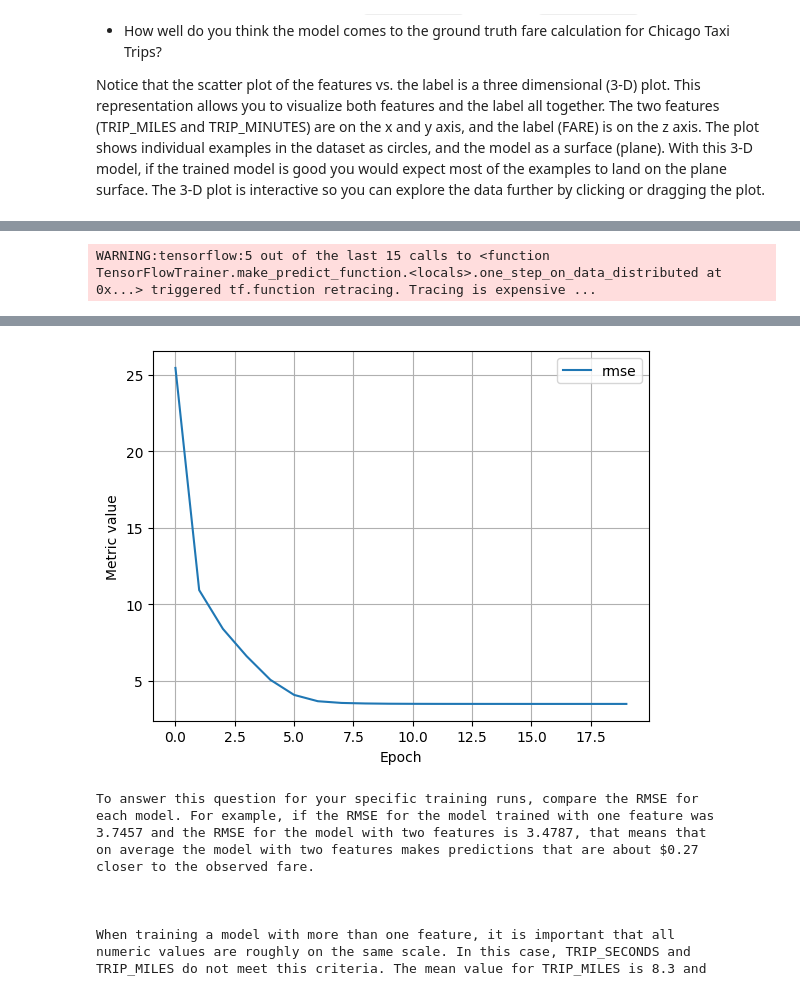
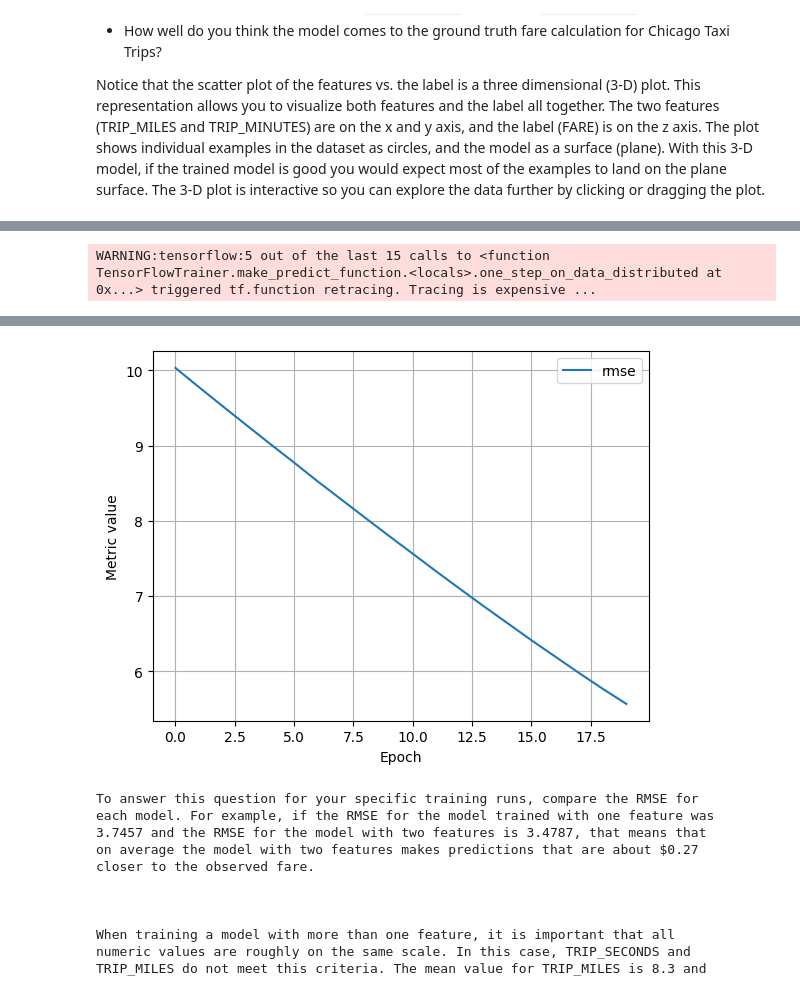
Before and after one commit to ML-mm/Machine-Learning, a Jupyter notebook: ml/cc/exercises/linear_regression_taxi.ipynb, the cells around one changed output, grey strips where cells are left out. Drawn from its saved outputs; the diff is of its cells as text; code cells hidden in the pictures.

```diff
--- a/ml/cc/exercises/linear_regression_taxi.ipynb
+++ b/ml/cc/exercises/linear_regression_taxi.ipynb
@@ -564,7 +564,7 @@ Notice that the scatter plot of the features vs. the label is a three dimensiona
 settings_3 = ml_edu.experiment.ExperimentSettings(
     learning_rate = 0.001,
     number_epochs = 20,
-    batch_size = 50,
+    batch_size = 500,
     input_features = ['TRIP_MILES', 'TRIP_MINUTES']
 )
 
@@ -602,5 +602,5 @@ WARNING:tensorflow:5 out of the last 15 calls to <function TensorFlowTrainer.mak
 [interactive output not drawn]
-[figure, old version]
+[figure, new version]
 # %%
 #@title Double-click to view answers for training with two features
 
```
Also changed, not shown: parts of 6 cells of this notebook.
